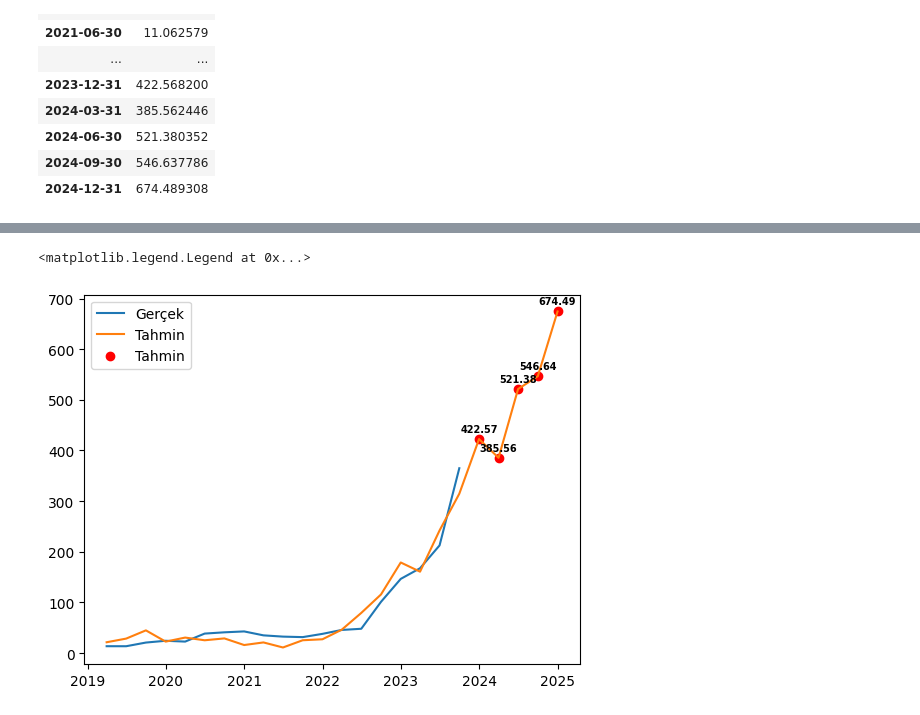
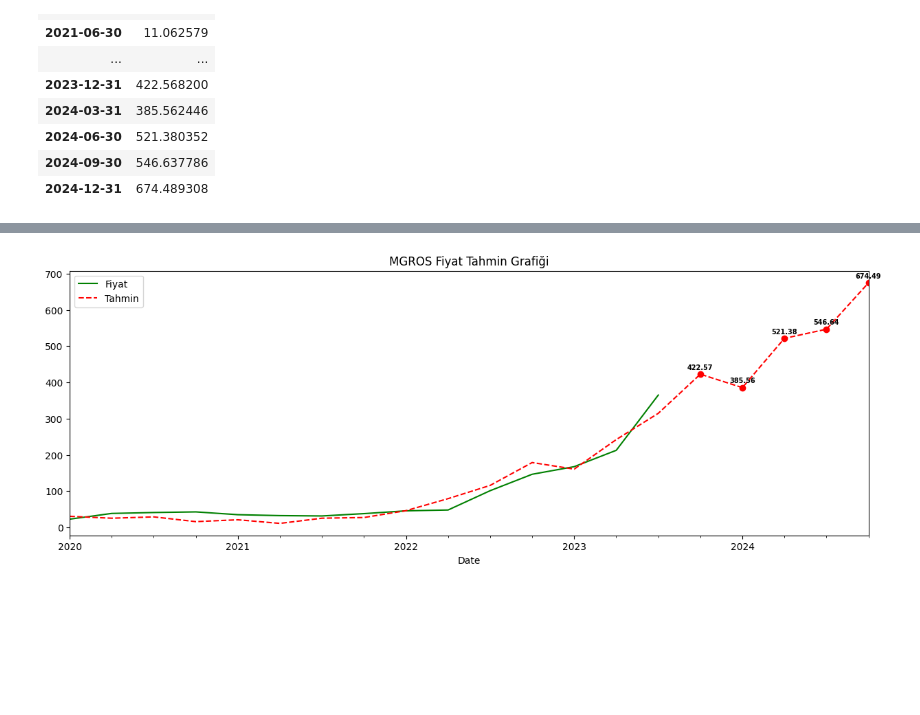
Before and after one commit to huseyinoymak/Hisse-Degerleme-Fiyat-Tahmini, a Jupyter notebook: mgrostahmin.ipynb, the cells around one changed output, grey strips where cells are left out. Cells and saved outputs as stored; diff of their text form; code cells hidden in the pictures; blank space fills up the shorter version.

```diff
--- a/mgrostahmin.ipynb
+++ b/mgrostahmin.ipynb
@@ -395,15 +395,16 @@ Date
 2023-09-30    365.000000
 Freq: Q-DEC, Name: Fiyat, dtype: float64
 # %%
-plt.plot(y,label="Gerçek")
-plt.plot(tahmin3,label="Tahmin")
-plt.scatter(tahmin3.index[-5::],tahmin3["Tahmin"][-5::],label="Tahmin",color="red")
+
+y.tail(15).plot(kind="line",title="MGROS Fiyat Grafiği",color="green",alpha=1)
+tahmin3["Tahmin"].tail(20).plot(kind="line",figsize=(15,5),title="MGROS Fiyat Tahmin Grafiği",color="red",linestyle="--",alpha=1)
+plt.scatter(tahmin3.index[-5::],tahmin3["Tahmin"][-5::],color="red")
 for i in range(-4,0):
     plt.annotate(str(round(tahmin3["Tahmin"][i],2)), (tahmin3.index[i], tahmin3["Tahmin"][i]), textcoords="offset points", xytext=(0,5), ha='center',weight="bold",fontsize=7)
 for i in range(-5,-4):
     plt.annotate(str(round(tahmin3["Tahmin"][i],2)), (tahmin3.index[i], tahmin3["Tahmin"][i]), textcoords="offset points", xytext=(0,5), ha='center',weight="bold",fontsize=7)
 
 plt.legend()
+plt.show()
 # %% [output]
-<matplotlib.legend.Legend at 0x...>
-[figure, old version]
+[figure, new version]
```
